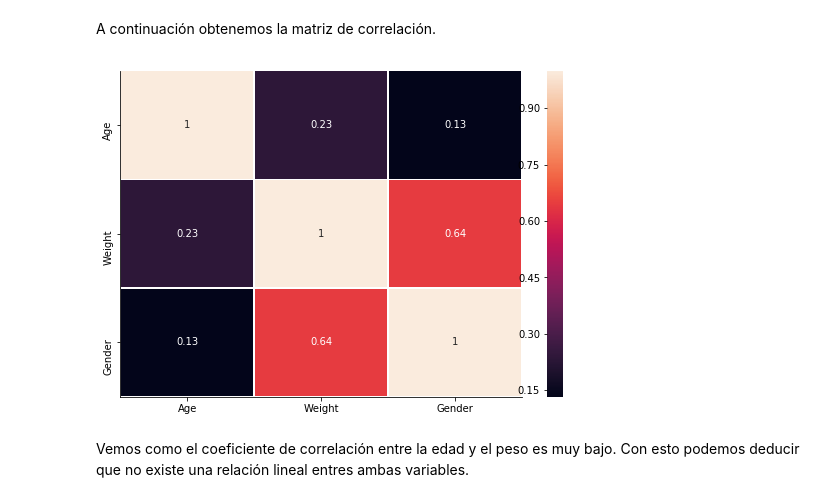
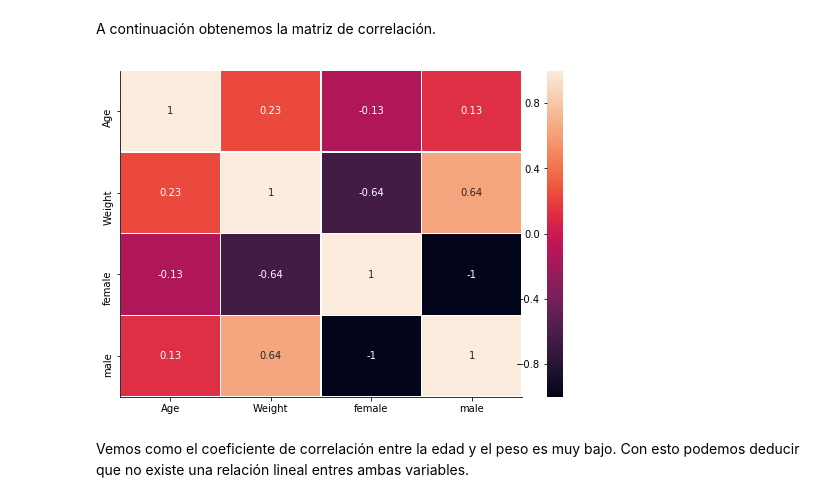
Before and after one commit to franciscocrespo/diplo_datos_2018, a Jupyter notebook: Laboratorios/Laboratorio1/Laboratorio_1.ipynb, the cells around one changed output. Drawn from its saved outputs; the diff is of its cells as text; code cells hidden in the pictures.

Commit message:
heatmap

```diff
--- a/Laboratorios/Laboratorio1/Laboratorio_1.ipynb
+++ b/Laboratorios/Laboratorio1/Laboratorio_1.ipynb
@@ -212,14 +212,14 @@ sns.pairplot(data, kind="reg", hue="Gender", size=5, aspect=1.2, palette=sns.xkc
 A continuación obtenemos la matriz de correlación.
 # %%
 ds = dataset
-ds['Gender'] = ds['Gender'].astype("category").cat.codes
-corr = ds.loc[:, ["Age", "Weight", "Gender"]].corr()
+ds = ds.join(ds.Gender.str.get_dummies())
+corr = ds.loc[:, ["Age", "Weight", "female", "male"]].corr()
 
 f, ax = plt.subplots(figsize=(9, 6))
 sns.heatmap(corr, annot=True, linewidths=.5, ax=ax)
 sns.despine()
 # %% [output]
-[figure, old version]
+[figure, new version]
 # %% [markdown]
 Vemos como el coeficiente de correlación entre la edad y el peso es muy bajo. Con esto podemos deducir que no existe una relación lineal entres ambas variables.
 # %% [markdown]
```
Also changed, not shown: parts of 1 cell of this notebook.
